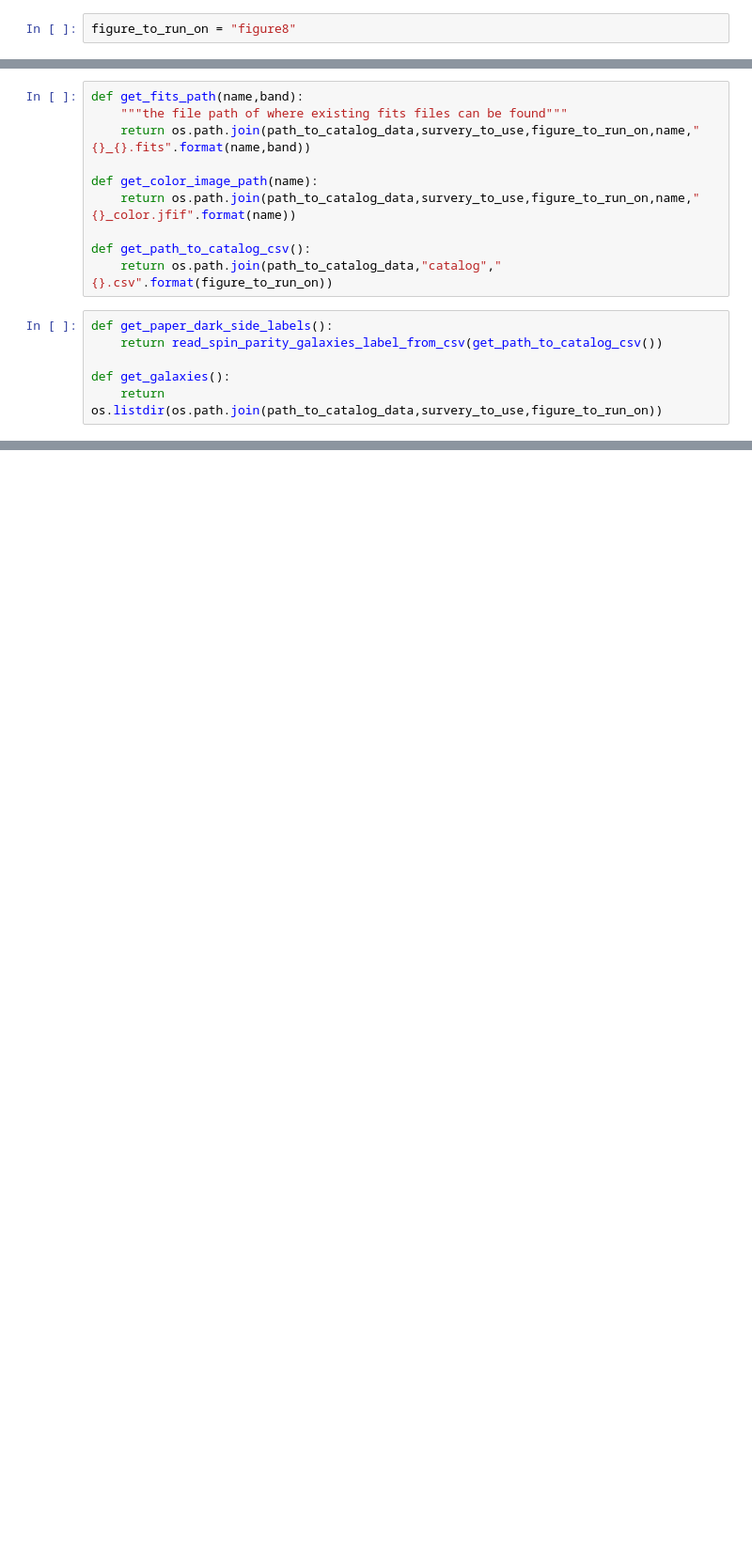
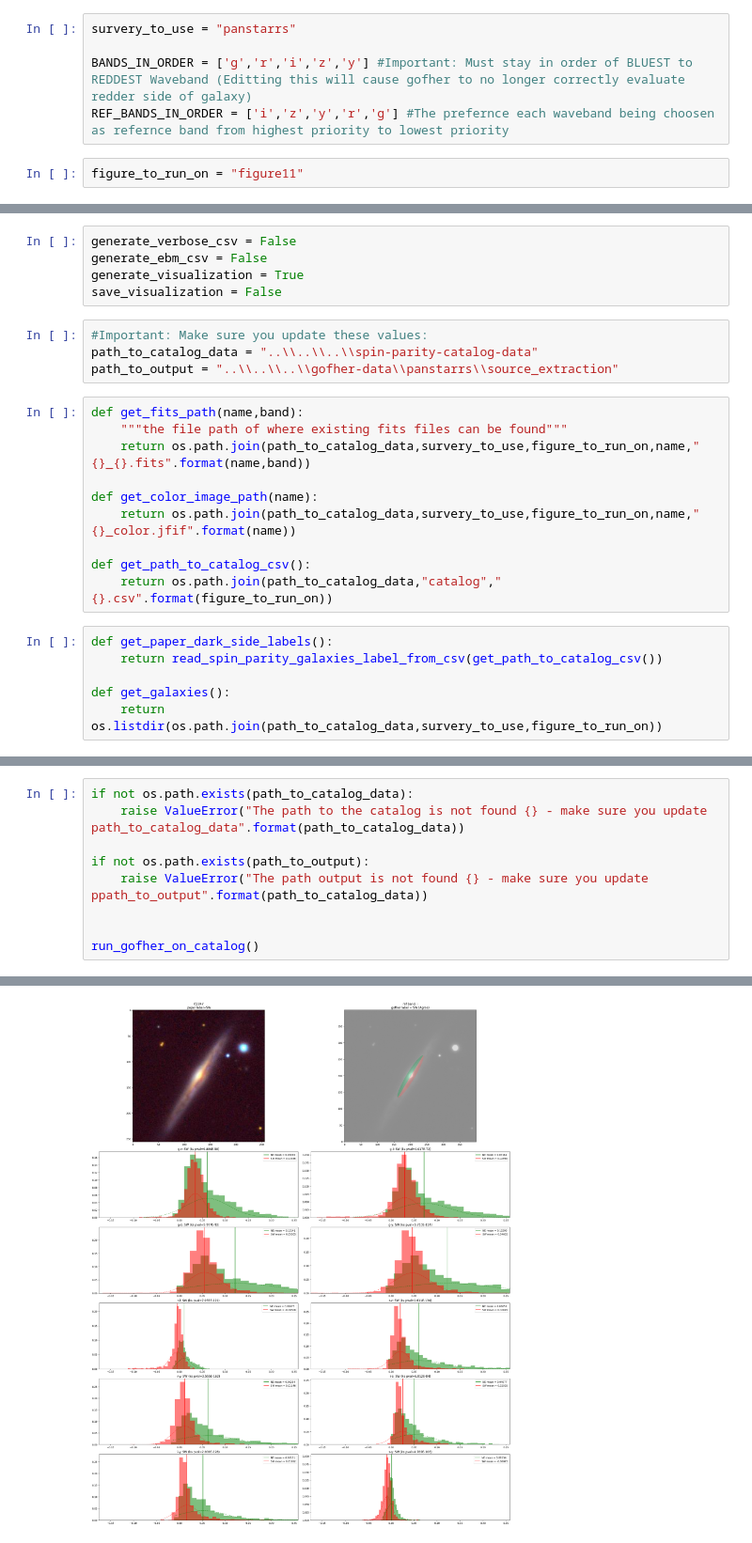
Before and after one commit to cora-schallock/gofher, a Jupyter notebook: examples/run_gofher_on_catalog.ipynb, the cells around one changed output, grey strips where cells are left out. Shown at 94% size. Cells and saved outputs as stored; diff of their text form; blank space fills up the shorter version.

```diff
--- a/examples/run_gofher_on_catalog.ipynb
+++ b/examples/run_gofher_on_catalog.ipynb
@@ -17,2 +12,7 @@ REF_BANDS_IN_ORDER = ['i','z','y','r']
+# %%
+survery_to_use = "panstarrs"
+
+BANDS_IN_ORDER = ['g','r','i','z','y'] #Important: Must stay in order of BLUEST to REDDEST Waveband (Editting this will cause gofher to no longer correctly evaluate redder side of galaxy)
+REF_BANDS_IN_ORDER = ['i','z','y','r','g'] #The prefernce each waveband being choosen as refernce band from highest priority to lowest priority
 # %%
-figure_to_run_on = "figure8"
+figure_to_run_on = "figure11"
@@ -26,3 +19,12 @@ path_to_output = "..\\..\\..\\..\\"
+# %%
+generate_verbose_csv = False
+generate_ebm_csv = False
+generate_visualization = True
+save_visualization = False
+# %%
+#Important: Make sure you update these values:
+path_to_catalog_data = "..\\..\\..\\spin-parity-catalog-data"
+path_to_output = "..\\..\\..\\gofher-data\\panstarrs\\source_extraction"
 # %%
 def get_fits_path(name,band):
     """the file path of where existing fits files can be found"""
@@ -190,0 +100,10 @@ NGC4258 50 of  136
+# %%
+if not os.path.exists(path_to_catalog_data):
+    raise ValueError("The path to the catalog is not found {} - make sure you update path_to_catalog_data".format(path_to_catalog_data))
+
+if not os.path.exists(path_to_output):
+    raise ValueError("The path output is not found {} - make sure you update ppath_to_output".format(path_to_catalog_data))
+
+
+run_gofher_on_catalog()
+# %% [output]
@@ -190,0 +111 @@ NGC4258 50 of  136
+[figure, added]
```
Also changed, not shown: parts of 6 cells of this notebook, 14 other files.
